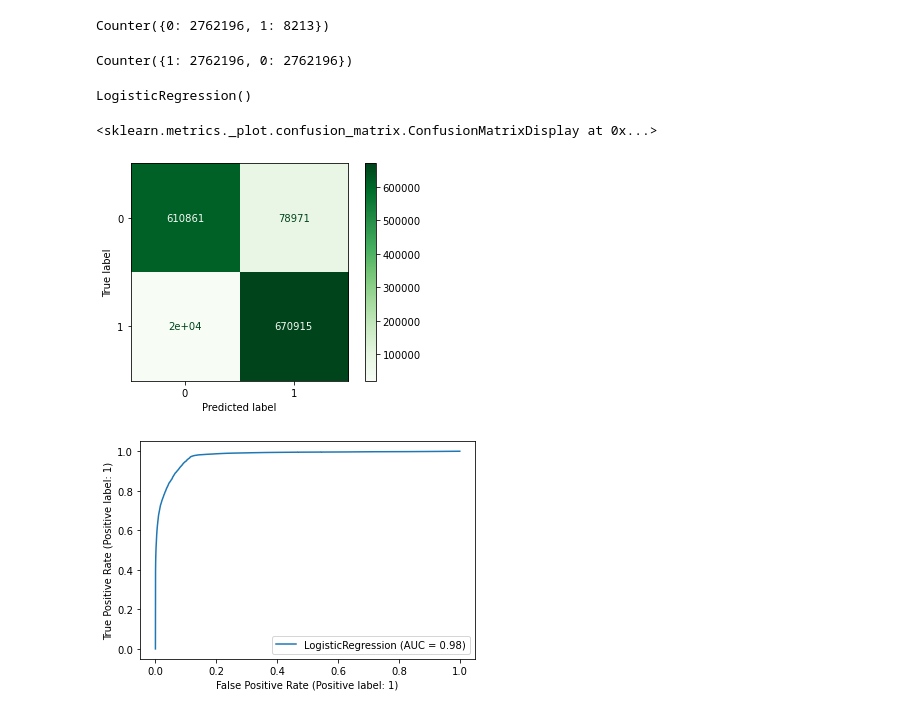
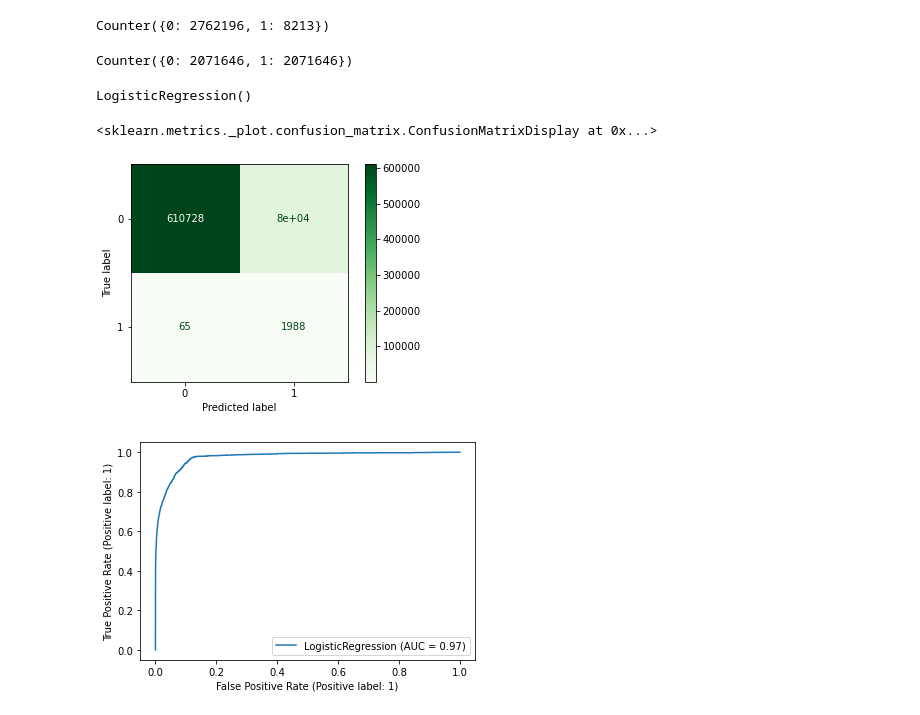
Before and after one commit to kduane/fake_fraud, a Jupyter notebook: modeling.ipynb, the cells around one changed output. Drawn from its saved outputs; the diff is of its cells as text; code cells hidden in the pictures.

```diff
--- a/modeling.ipynb
+++ b/modeling.ipynb
@@ -136,10 +136,10 @@ print(counter)
 Counter({0: 2762196, 1: 8213})
 # %%
 oversample = SMOTE()
-X1, y1 = oversample.fit_resample(X, y)
+X1_train, y1_train = oversample.fit_resample(X_train, y_train)
 # %%
-counter = Counter(y1)
+counter = Counter(y1_train)
 print(counter)
 # %% [output]
-Counter({1: 2762196, 0: 2762196})
+Counter({0: 2071646, 1: 2071646})
 # %%
@@ -151,8 +149,8 @@ os_lr.fit(X1_train, y1_train)
 # %% [output]
 LogisticRegression()
 # %%
-plot_confusion_matrix(os_lr, X1_test, y1_test, cmap= 'Greens')
+plot_confusion_matrix(os_lr, X_test, y_test, cmap= 'Greens')
 # %% [output]
 <sklearn.metrics._plot.confusion_matrix.ConfusionMatrixDisplay at 0x...>
-[figure, old version]
+[figure, new version]
 # %%
```
Also changed, not shown: parts of 27 cells of this notebook, 2 other files.
